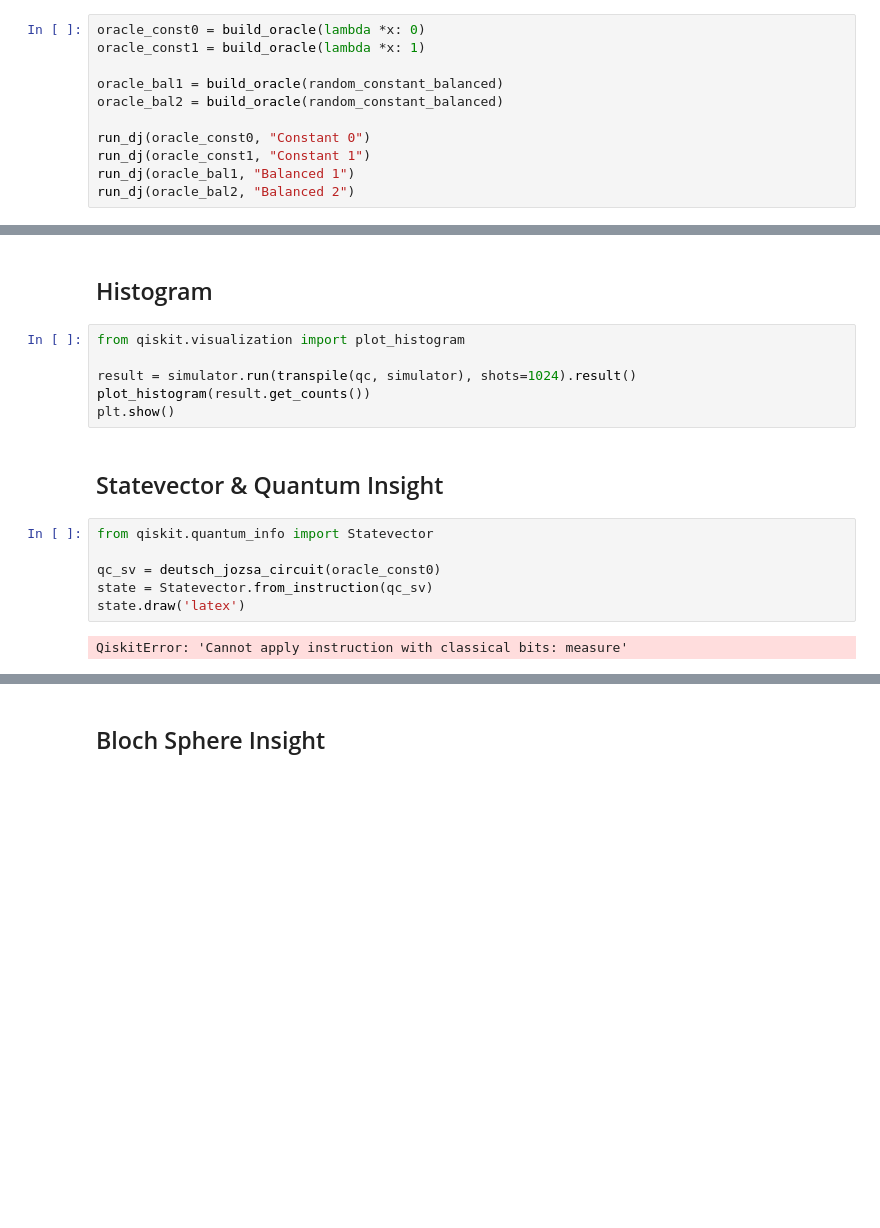
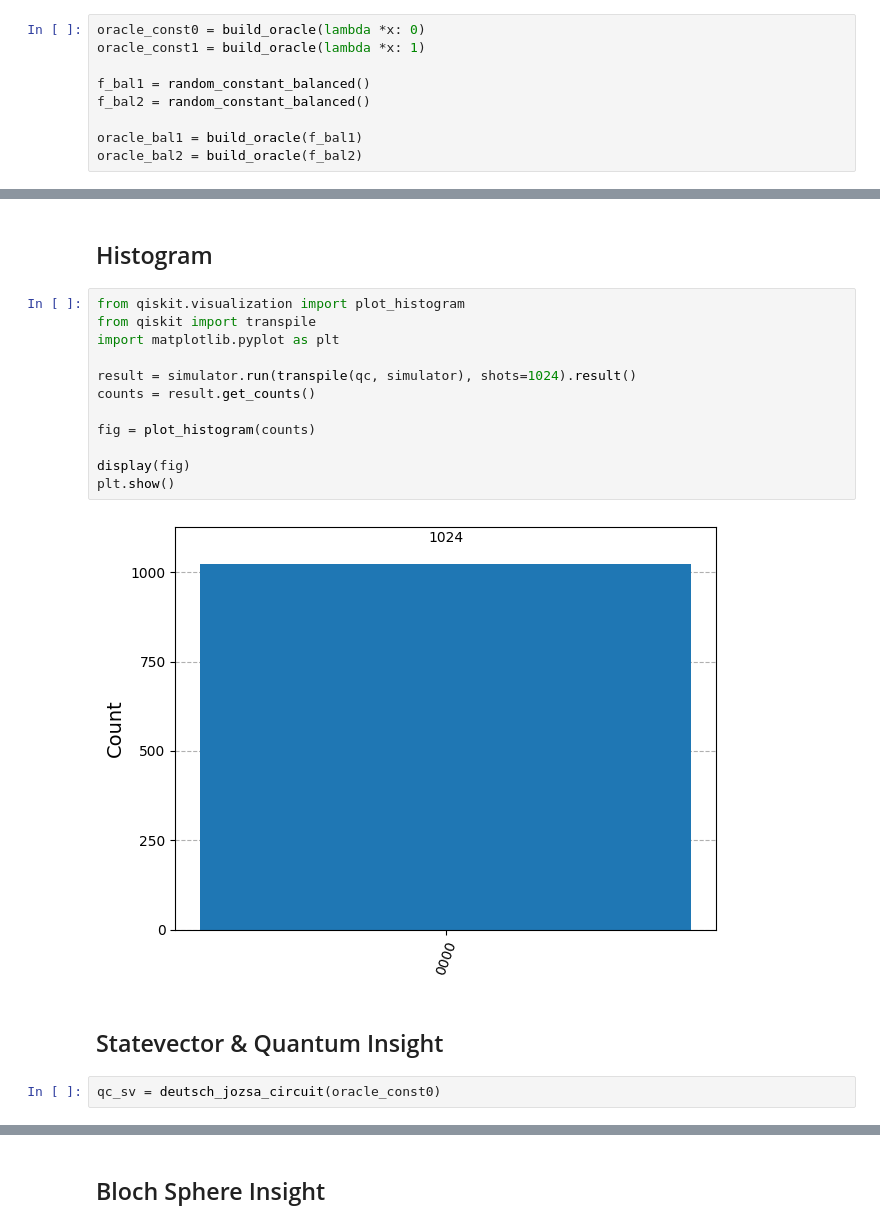
Before and after one commit to danstevemukulupi/emerging_technologies_assessment_2026, a Jupyter notebook: problems.ipynb, the cells around one changed output, grey strips where cells are left out. Drawn from its saved outputs; the diff is of its cells as text; blank space fills up the shorter version.

```diff
--- a/problems.ipynb
+++ b/problems.ipynb
@@ -2525,10 +2542,8 @@ def run_dj(oracle, name):
 oracle_const0 = build_oracle(lambda *x: 0)
 oracle_const1 = build_oracle(lambda *x: 1)
 
-oracle_bal1 = build_oracle(random_constant_balanced)
-oracle_bal2 = build_oracle(random_constant_balanced)
+f_bal1 = random_constant_balanced()
+f_bal2 = random_constant_balanced()
 
-run_dj(oracle_const0, "Constant 0")
-run_dj(oracle_const1, "Constant 1")
-run_dj(oracle_bal1, "Balanced 1")
-run_dj(oracle_bal2, "Balanced 2")
+oracle_bal1 = build_oracle(f_bal1)
+oracle_bal2 = build_oracle(f_bal2)
@@ -2545,18 +2574,20 @@ MissingOptionalLibraryError: "The 'pylatexenc' library is required to use 'Matpl
 # %% [markdown]
 ## Histogram
-# %%
-from qiskit.visualization import plot_histogram
-
-result = simulator.run(transpile(qc, simulator), shots=1024).result()
-plot_histogram(result.get_counts())
-plt.show()
+# %%
+from qiskit.visualization import plot_histogram
+from qiskit import transpile
+import matplotlib.pyplot as plt
+
+result = simulator.run(transpile(qc, simulator), shots=1024).result()
+counts = result.get_counts()
+
+fig = plot_histogram(counts)
+
+display(fig)
+plt.show()
+# %% [output]
+[figure, added]
 # %% [markdown]
 ## Statevector & Quantum Insight
 # %%
-from qiskit.quantum_info import Statevector
-
 qc_sv = deutsch_jozsa_circuit(oracle_const0)
-state = Statevector.from_instruction(qc_sv)
-state.draw('latex')
-# %% [output]
-QiskitError: 'Cannot apply instruction with classical bits: measure'
```
Also changed, not shown: parts of 18 cells of this notebook.
